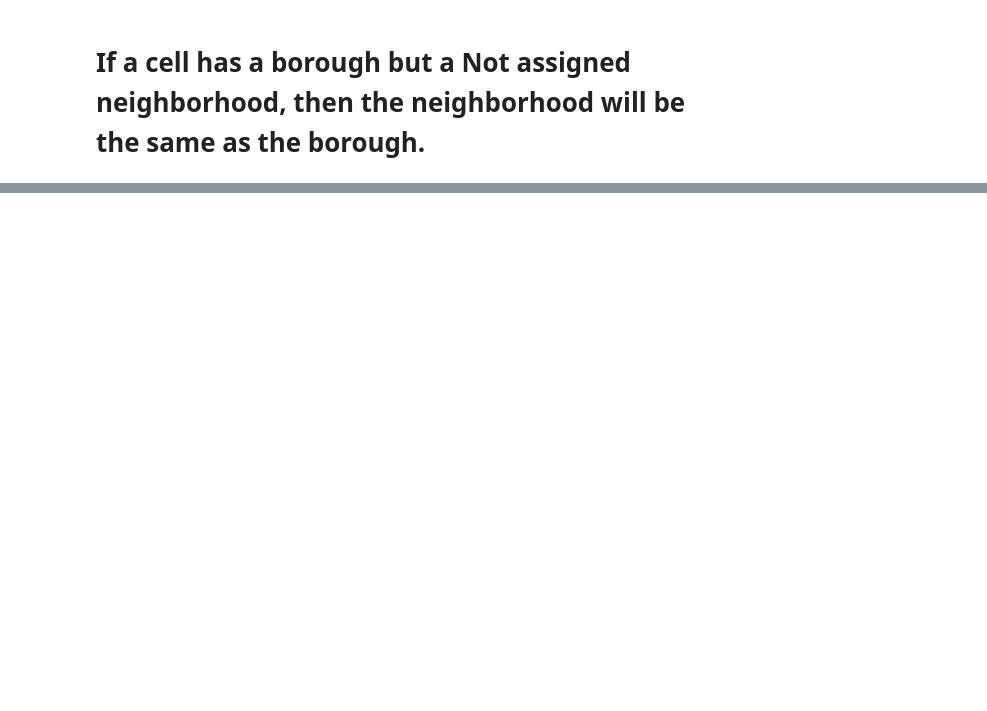
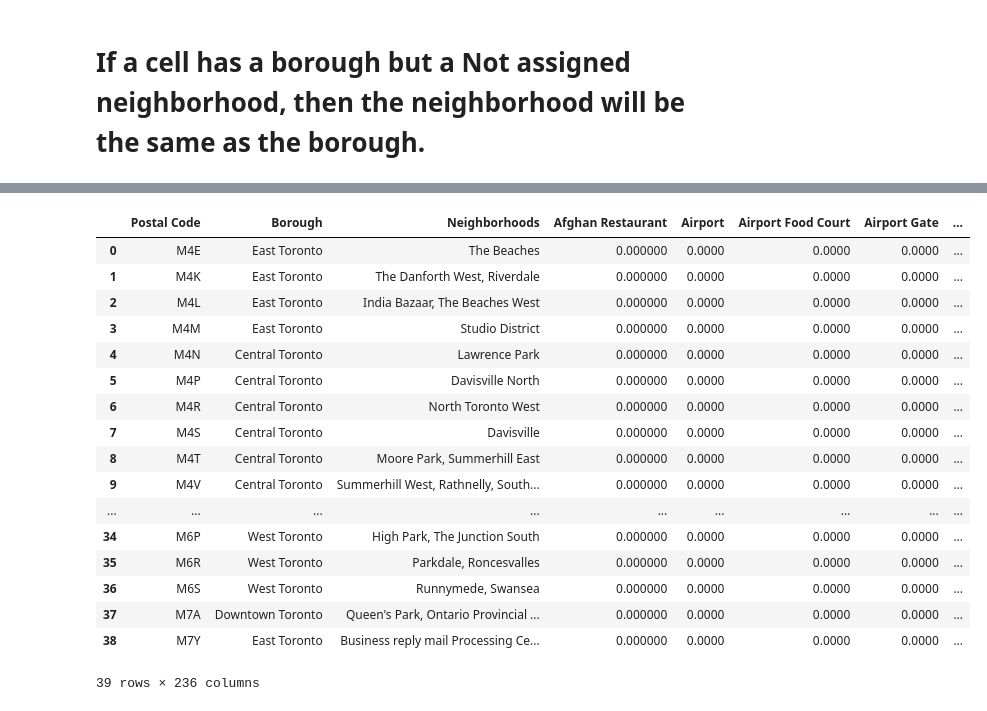
Before and after one commit to Poonam-Kumari/Capstone-Project, a Jupyter notebook: Datascience_capstone.ipynb, the cells around one changed output, grey strips where cells are left out. Cells and saved outputs as stored; diff of their text form; code cells hidden in the pictures; blank space fills up the shorter version.

```diff
--- a/Datascience_capstone.ipynb
+++ b/Datascience_capstone.ipynb
@@ -57,0 +185,4 @@ df.shape
+# %%
+df_coords_toronto = df_coords[df_coords['Borough'].isin(borough_with_toronto)].reset_index(drop=True)
+print(df_coords_toronto.shape)
+df_coords_toronto.head()
@@ -57,0 +218,8 @@ df.shape
+# %%
+CLIENT_ID = 'your-client-ID' # your Foursquare ID
+CLIENT_SECRET = 'your-client-secret' # your Foursquare Secret
+VERSION = '20180605' # Foursquare API version
+
+print('Your credentails:')
+print('CLIENT_ID: ' + CLIENT_ID)
+print('CLIENT_SECRET:' + CLIENT_SECRET)
@@ -57,0 +261,8 @@ df.shape
+# %%
+# Venues list added to a dataframe
+venues = pd.DataFrame(venues)
+
+venues.columns = ['Postal Code', 'Borough', 'Neighborhood', 'BoroughLatitude', 'BoroughLongitude', 'VenueName', 'VenueLatitude', 'VenueLongitude', 'VenueCategory']
+
+print(venues.shape)
+venues.head()
@@ -57,0 +281,16 @@ df.shape
+# %%
+
+# one hot encoding
+toronto_onehot = pd.get_dummies(venues[['VenueCategory']], prefix="", prefix_sep="")
+
+# add postal, borough and neighborhood column back to dataframe
+toronto_onehot['Postal Code'] = venues['Postal Code']
+toronto_onehot['Borough'] = venues['Borough']
+toronto_onehot['Neighborhoods'] = venues['Neighborhood']
+
+# move postal, borough and neighborhood column to the first column
+fixed_columns = list(toronto_onehot.columns[-3:]) + list(toronto_onehot.columns[:-3])
+toronto_onehot = toronto_onehot[fixed_columns]
+
+print(toronto_onehot.shape)
+toronto_onehot.head()
@@ -57,0 +306,22 @@ df.shape
+# %%
+toronto_grouped = toronto_onehot.groupby(["Postal Code", "Borough", "Neighborhoods"]).mean().reset_index()
+toronto_grouped
+# %% [output]
+|  | Postal Code | Borough | Neighborhoods | Afghan Restaurant | Airport | Airport Food Court | Airport Gate | ... |
+| 0 | M4E | East Toronto | The Beaches | 0.000000 | 0.0000 | 0.0000 | 0.0000 | ... |
+| 1 | M4K | East Toronto | The Danforth West, Riverdale | 0.000000 | 0.0000 | 0.0000 | 0.0000 | ... |
+| 2 | M4L | East Toronto | India Bazaar, The Beaches West | 0.000000 | 0.0000 | 0.0000 | 0.0000 | ... |
+| 3 | M4M | East Toronto | Studio District | 0.000000 | 0.0000 | 0.0000 | 0.0000 | ... |
+| 4 | M4N | Central Toronto | Lawrence Park | 0.000000 | 0.0000 | 0.0000 | 0.0000 | ... |
+| 5 | M4P | Central Toronto | Davisville North | 0.000000 | 0.0000 | 0.0000 | 0.0000 | ... |
+| 6 | M4R | Central Toronto | North Toronto West | 0.000000 | 0.0000 | 0.0000 | 0.0000 | ... |
+| 7 | M4S | Central Toronto | Davisville | 0.000000 | 0.0000 | 0.0000 | 0.0000 | ... |
+| 8 | M4T | Central Toronto | Moore Park, Summerhill East | 0.000000 | 0.0000 | 0.0000 | 0.0000 | ... |
+| 9 | M4V | Central Toronto | Summerhill West, Rathnelly, South... | 0.000000 | 0.0000 | 0.0000 | 0.0000 | ... |
+| ... | ... | ... | ... | ... | ... | ... | ... | ... |
+| 34 | M6P | West Toronto | High Park, The Junction South | 0.000000 | 0.0000 | 0.0000 | 0.0000 | ... |
+| 35 | M6R | West Toronto | Parkdale, Roncesvalles | 0.000000 | 0.0000 | 0.0000 | 0.0000 | ... |
+| 36 | M6S | West Toronto | Runnymede, Swansea | 0.000000 | 0.0000 | 0.0000 | 0.0000 | ... |
+| 37 | M7A | Downtown Toronto | Queen's Park, Ontario Provincial ... | 0.000000 | 0.0000 | 0.0000 | 0.0000 | ... |
+| 38 | M7Y | East Toronto | Business reply mail Processing Ce... | 0.000000 | 0.0000 | 0.0000 | 0.0000 | ... |
+39 rows × 236 columns
```
Also changed, not shown: parts of 38 cells of this notebook.
